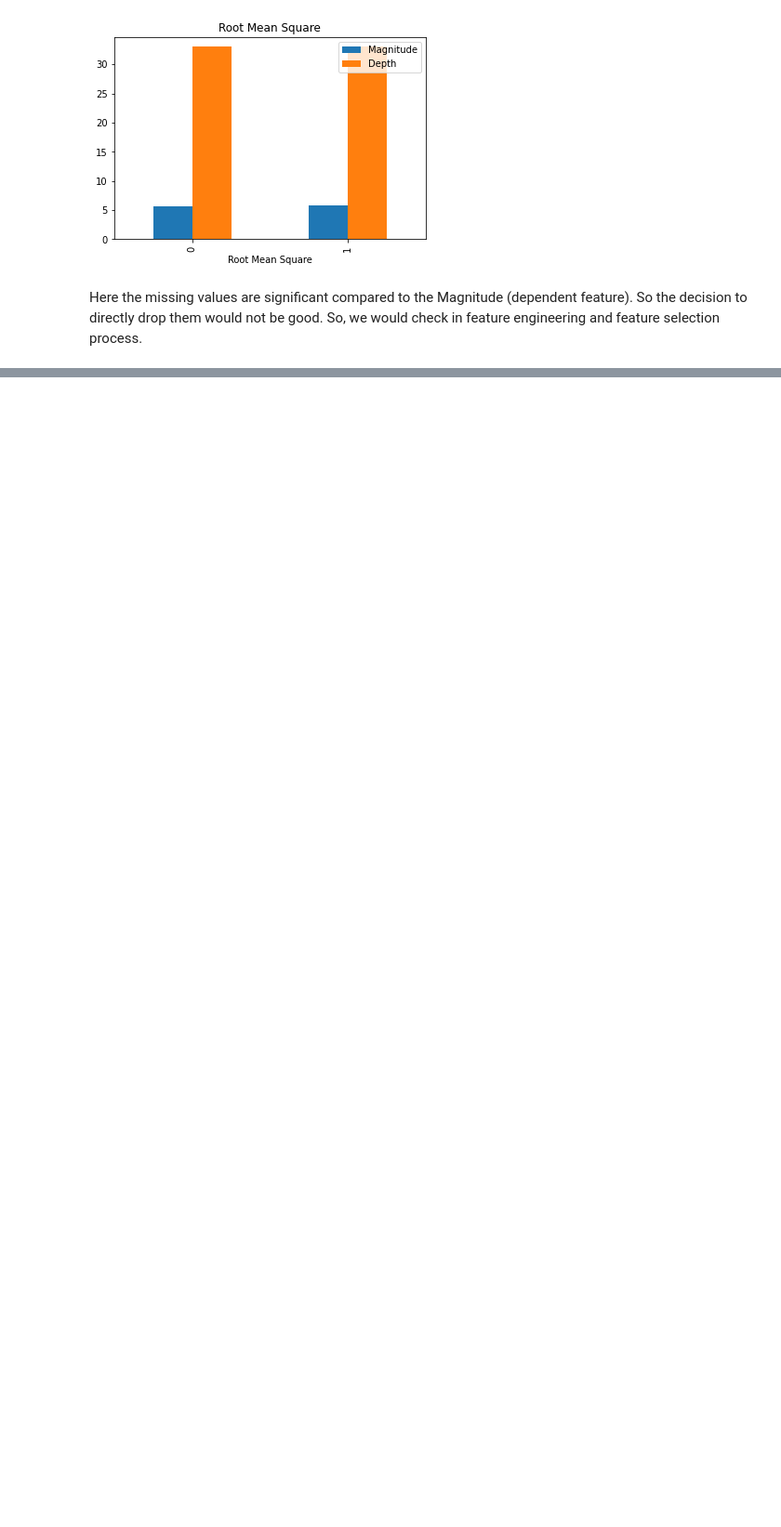
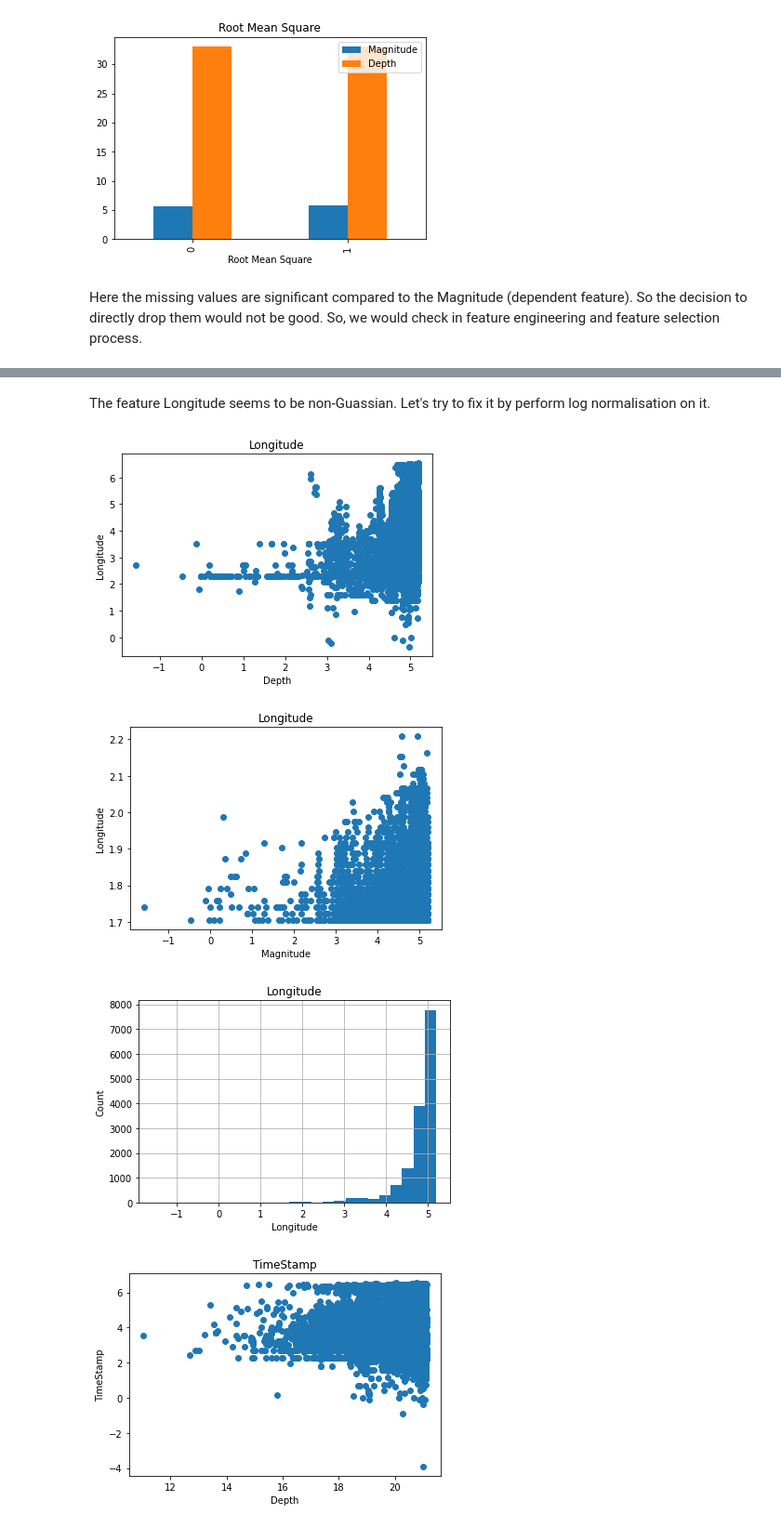
Before and after one commit to shashankbhagat/Earthquake-Prediction, a Jupyter notebook: EarthQuake_decision_tree.ipynb, the cells around one changed output, grey strips where cells are left out. Shown: that part at 93% size. Cells and saved outputs as stored; diff of their text form; code cells hidden in the pictures; blank space fills up the shorter version.

```diff
--- a/EarthQuake_decision_tree.ipynb
+++ b/EarthQuake_decision_tree.ipynb
@@ -124,0 +201,33 @@ True
+# %% [markdown]
+The feature Longitude seems to be non-Guassian. Let's try to fix it by perform log normalisation on it.
+# %%
+for feature in data.columns:
+    if data[feature].dtype != 'O' and feature not in ['Depth','Magnitude']:
+        if 0 not in data[feature].unique():
+            temp=data.copy()
+            temp[feature]=np.log(temp[feature])
+            temp['Depth']=np.log(temp['Depth'])
+            temp['Magnitude']=np.log(temp['Magnitude'])
+
+            plt.scatter(temp[feature],temp['Depth'])
+            plt.xlabel('Depth')
+            plt.ylabel(feature)
+            plt.title(feature)
+            plt.show()
+
+            plt.scatter(temp[feature],temp['Magnitude'])
+            plt.xlabel('Magnitude')
+            plt.ylabel(feature)
+            plt.title(feature)
+            plt.show()
+
+            temp[feature].hist(bins=25)
+            plt.xlabel(feature)
+            plt.ylabel('Count')
+            plt.title(feature)
+            plt.show()
+# %% [output]
+[figure, added]
+[figure, added]
+[figure, added]
+[figure, added]
```
Also changed, not shown: parts of 55 cells of this notebook.
